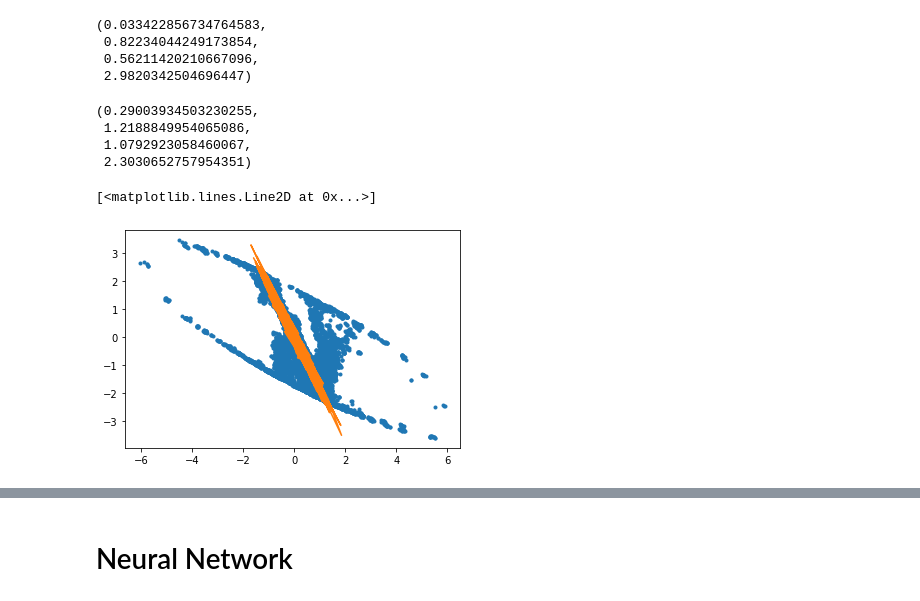
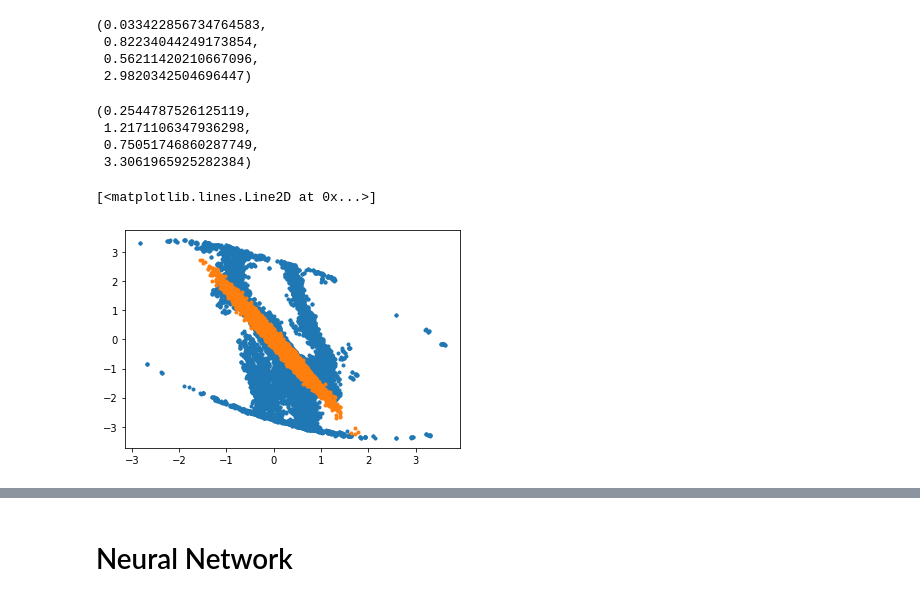
Before and after one commit to vitben/phase_space_tomography, a Jupyter notebook: tomo_class_test.ipynb, the cells around one changed output, grey strips where cells are left out. Saved outputs shown, nothing was run; the diff lists cells and outputs as text; code cells hidden in the pictures.

```diff
--- a/tomo_class_test.ipynb
+++ b/tomo_class_test.ipynb
@@ -46,8 +50,8 @@ Now it is time to preprocess the data to make them ready for tomography
 %autoreload
 sequence = {'quad':[0.0708,10], 'drift':[0.831693]}
 
-processx = Preprocess(projectionsx, ksx, sequence, plane='x', norm=[1.8, 3.8])
-processy = Preprocess(projectionsy, ksy, sequence, plane='y', norm=[1.8, 3.8])
+processx = Preprocess(projectionsx, ksx, sequence, plane='x', norm=[0.7, 1.5])
+processy = Preprocess(projectionsy, ksy, sequence, plane='y', norm=[0.7, 1.5])
 # %% [markdown]
 the process instance is used as input for reconstruction
 # %%
@@ -55,8 +59,8 @@ the process instance is used as input for reconstruction
 recx = Reconstruct(processx)
 recy = Reconstruct(processy)
 
-dist_x = recx.MLEM(300)
-dist_y = recy.MLEM(300)
+dist_x = recx.MLEM(200)
+dist_y = recy.MLEM(200)
 # %%
 %autoreload
 pl = Plot(processx, processy, dist_x, dist_y)
@@ -151,16 +172,16 @@ twiss_qs_y
 # utils.get_twiss(dist_qs_x[:,0], dist_qs_x[:,1])
 utils.get_twiss(dist_x_part_unnorm[:,0], dist_x_part_unnorm[:,1])
 # %% [output]
-(0.29003934503230255,
- 1.2188849954065086,
- 1.0792923058460067,
- 2.3030652757954351)
+(0.2544787526125119,
+ 1.2171106347936298,
+ 0.75051746860287749,
+ 3.3061965925282384)
 # %%
 plt.plot(dist_x_part_unnorm[:,0], dist_x_part_unnorm[:,1],'.')
-plt.plot(dist_qs_x[:,0], dist_qs_x[:,1])
+plt.plot(dist_qs_x[:,0], dist_qs_x[:,1], '.')
 # %% [output]
 [<matplotlib.lines.Line2D at 0x...>]
-[figure, old version]
+[figure, new version]
 # %%
 # ph = utils.get_theta_norm(Vi, k, 'x')
 %autoreload
```
Also changed, not shown: parts of 18 cells of this notebook, 26 other files.
